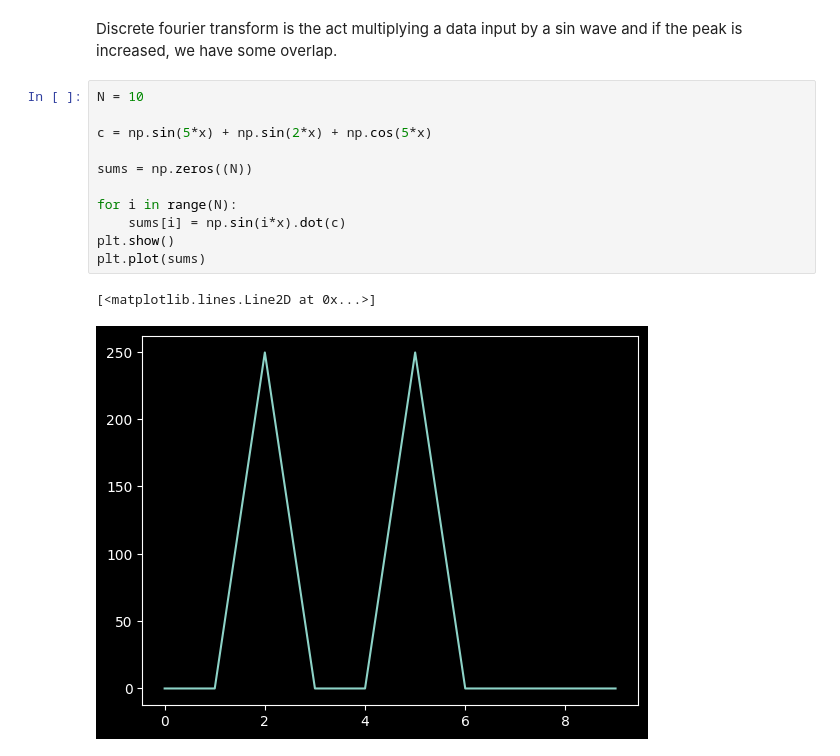
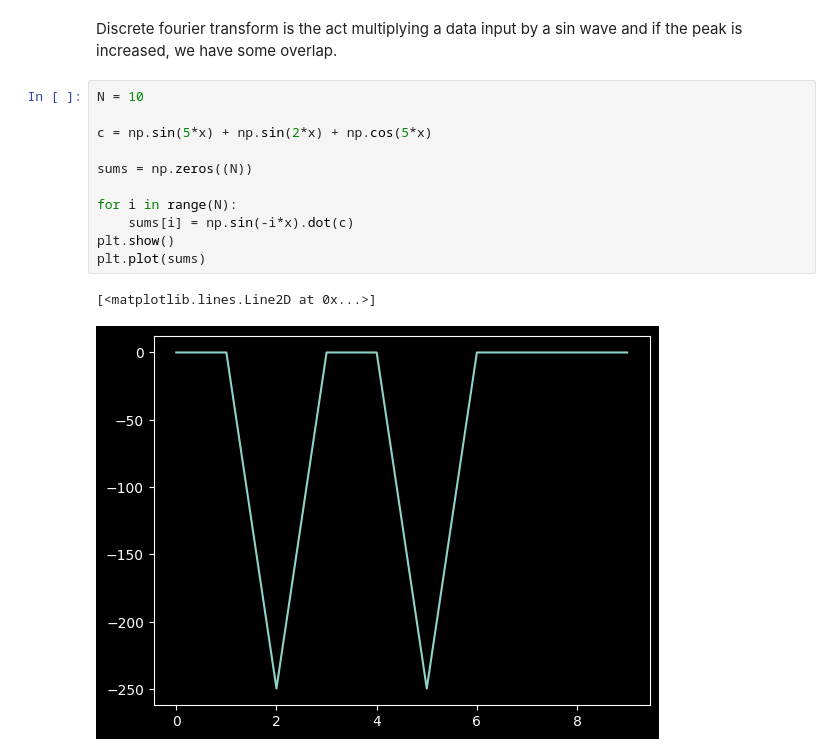
Before and after one commit to xnought/paper-implement, a Jupyter notebook: fft/dft.ipynb, the cells around one changed output. Drawn from its saved outputs; the diff is of its cells as text.

```diff
--- a/fft/dft.ipynb
+++ b/fft/dft.ipynb
@@ -68,17 +68,17 @@ Discrete fourier transform is the act multiplying a data input by a sin wave and
 # %%
 N = 10
 
 c = np.sin(5*x) + np.sin(2*x) + np.cos(5*x)
 
 sums = np.zeros((N))
 
 for i in range(N):
-	sums[i] = np.sin(i*x).dot(c)
+	sums[i] = np.sin(-i*x).dot(c)
 plt.show()
 plt.plot(sums)
 # %% [output]
 [<matplotlib.lines.Line2D at 0x...>]
-[figure, old version]
+[figure, new version]
 # %%
 N = 10
 
```
Also changed, not shown: parts of 4 cells of this notebook, 1 other file.
